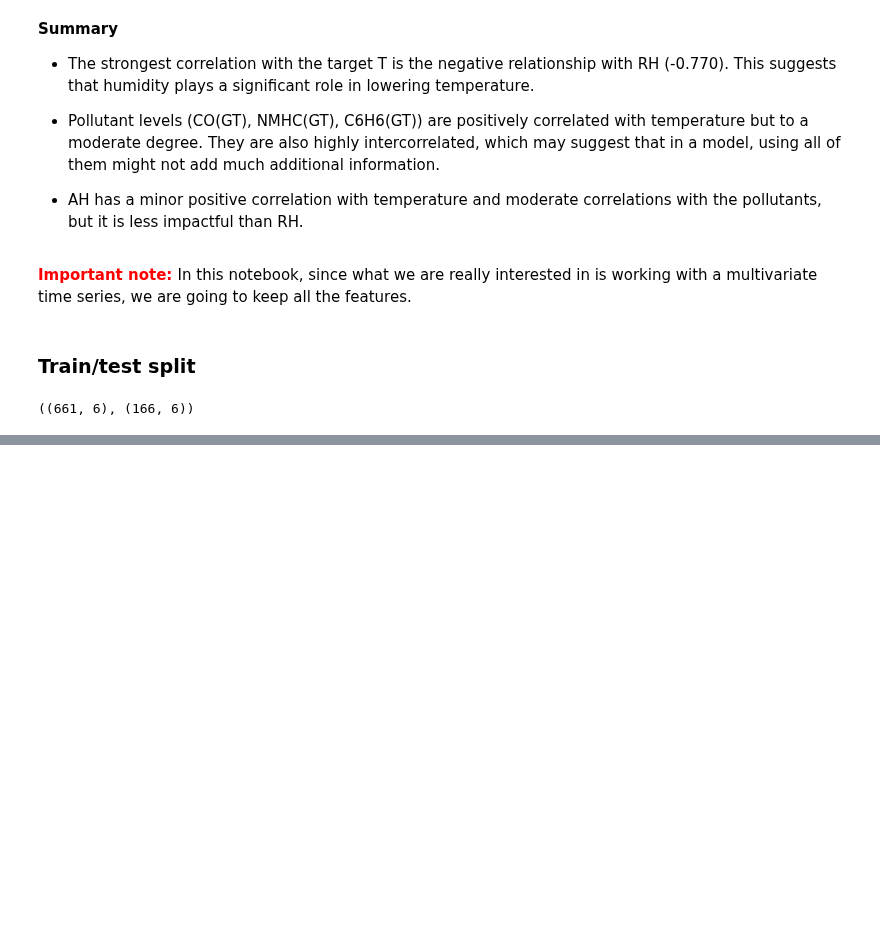
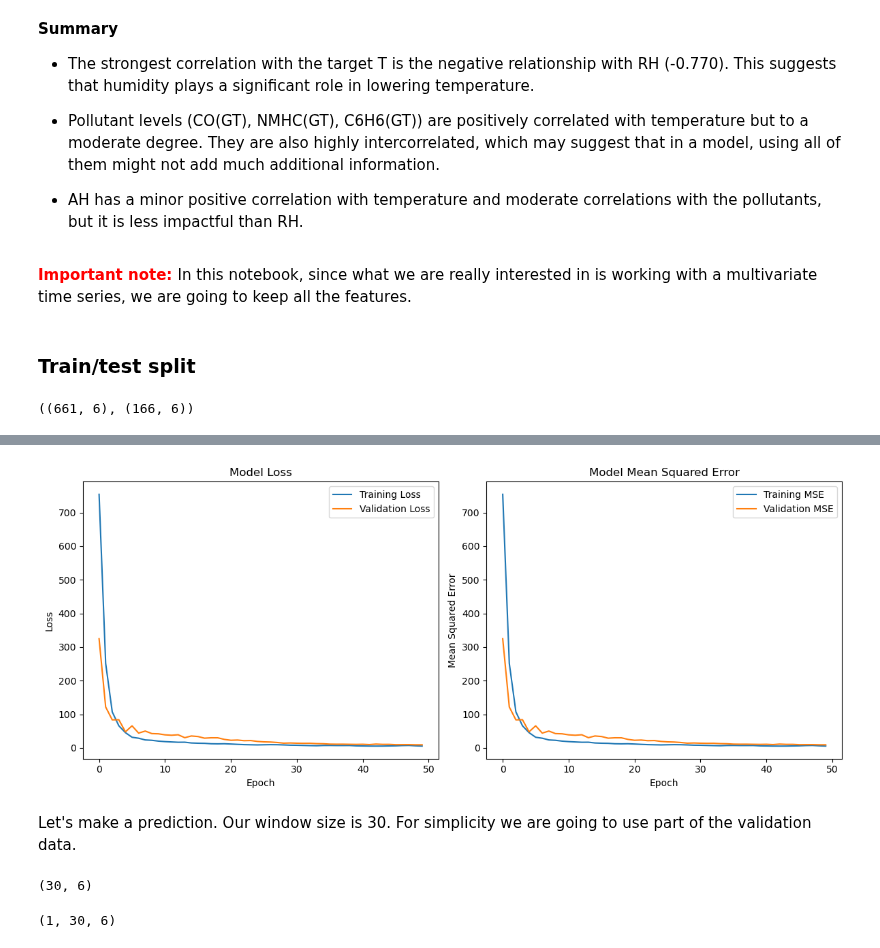
Before and after one commit to MNGARCIA085/Time-Series-with-Deep-Leaning, a Jupyter notebook: Multivariate/Air Quality/Air_Quality.ipynb, the cells around one changed output, grey strips where cells are left out. Saved outputs shown, nothing was run; the diff lists cells and outputs as text; code cells hidden in the pictures; blank space fills up the shorter version.

```diff
--- a/Multivariate/Air Quality/Air_Quality.ipynb
+++ b/Multivariate/Air Quality/Air_Quality.ipynb
@@ -460,6 +383,0 @@ Epoch 8/8
-# %%
-# make a prediction
-
-data = np.array([ 13.3, 2., 112., 9.4, 47.7, 0.7255])
-data.shape
-#p = model.predict([])
@@ -468,6 +383,0 @@ data.shape
-# %%
-data = np.array([[ 13.3, 2., 112., 9.4, 47.7, 0.7255],
-               [ 13.3, 2., 112., 9.4, 47.7, 0.7255],
-                [ 13.3, 2., 112., 9.4, 47.7, 0.7255]
-                ])
-data.shape
@@ -484,0 +397,21 @@ data[np.newaxis].shape
+# %%
+def build_compile_model_1(name, window_size=G.WINDOW_SIZE, num_features=num_features, horizon=G.HORIZON):
+    model = tf.keras.models.Sequential([
+        tf.keras.layers.Dense(64, activation='relu', input_shape=(window_size, num_features)),
+                    # input_shape should match your features
+        tf.keras.layers.Dense(32, activation='relu'),
+        tf.keras.layers.Flatten(),
+        tf.keras.layers.Dense(horizon)
+    ], name=name)
+
+    model.compile(
+            loss='mse',
+            optimizer=tf.keras.optimizers.Adam(),
+            metrics=['mse']
+    )
+
+    return model
+
+
+model_1 = build_compile_model_1('Dense_Model')
+model_1.summary()
@@ -484,0 +436,23 @@ data[np.newaxis].shape
+# %%
+# fit
+history_1 = model_1.fit(
+    ds_train,
+    epochs=50,
+    verbose=0,
+    validation_data=ds_val)
+# %%
+plot_history(history_1)
+# %% [output]
+[figure, added]
+# %% [markdown]
+Let's make a prediction. Our window size is 30. For simplicity we are going to use part of the validation data.
+# %%
+x_pred = val_data[44:74]
+
+x_pred.shape
+# %% [output]
+(30, 6)
+# %%
+x_pred[np.newaxis].shape
+# %% [output]
+(1, 30, 6)
```
Also changed, not shown: parts of 53 cells of this notebook, 1 other file.
